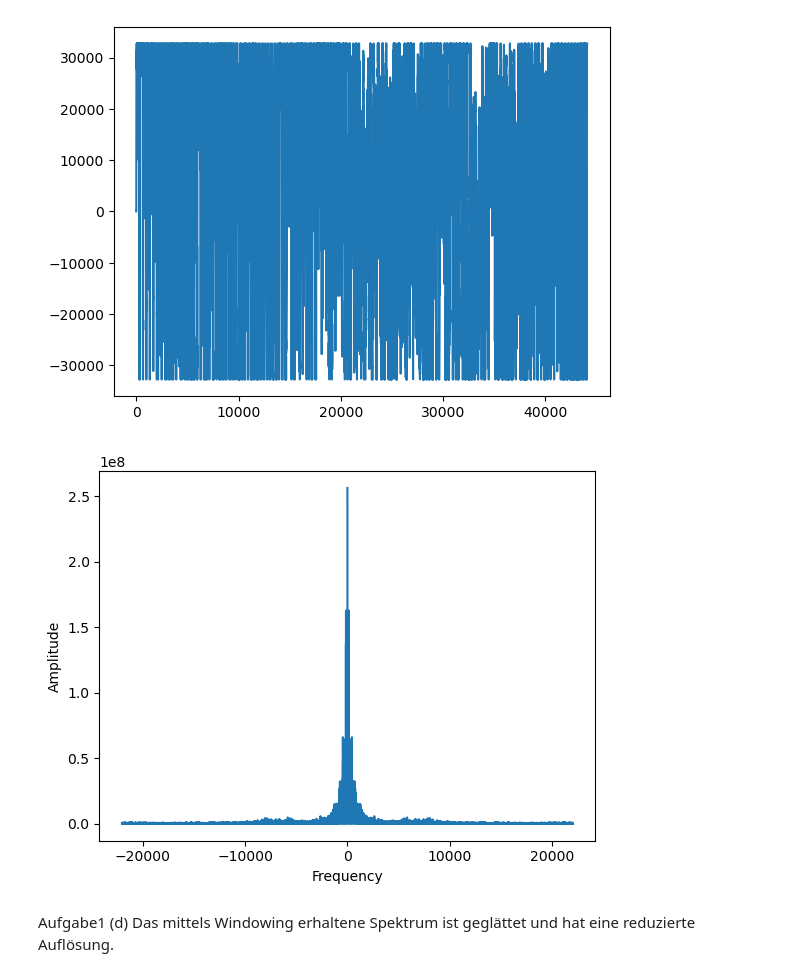
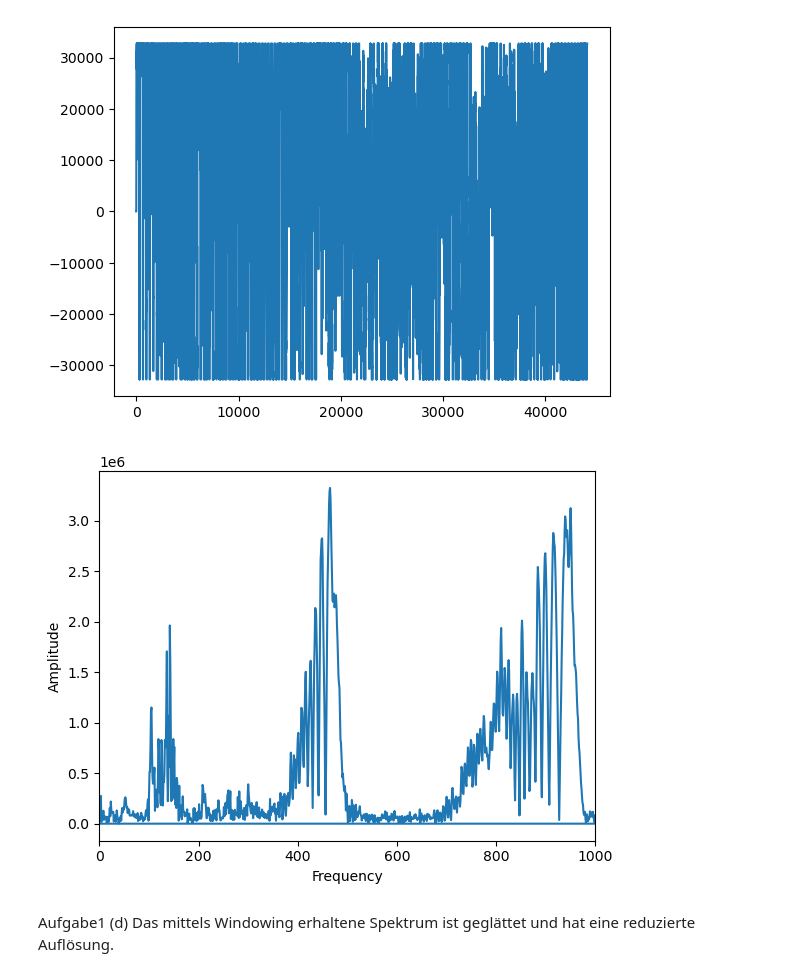
Before and after one commit to Matze-Katze/SSS, a Jupyter notebook: Versuch4/versuch4.ipynb, the cells around one changed output. Saved outputs shown, nothing was run; the diff lists cells and outputs as text; code cells hidden in the pictures.

```diff
--- a/Versuch4/versuch4.ipynb
+++ b/Versuch4/versuch4.ipynb
@@ -54,18 +54,20 @@ plt.plot(test)
 # %%
 
 def calculate_amplitude_spectrum(signal):
     n = len(signal)
     spectrum = numpy.fft.fft(signal)
     amplitude_spectrum = numpy.abs(spectrum)
     return amplitude_spectrum
 
+test=trigger("./test/hoch1.npy")
 amplitude_spectrum = calculate_amplitude_spectrum(test)
 plt.plot(FREQUENCIES, amplitude_spectrum)
 plt.xlabel('Frequency')
 plt.ylabel('Amplitude')
+plt.xlim(0,1000)
 plt.show()
 # %% [output]
-[figure, old version]
+[figure, new version]
 # %% [markdown]
 Aufgabe1 (d) Das mittels Windowing erhaltene Spektrum ist geglättet und hat eine reduzierte Auflösung.
 # %%
```
Also changed, not shown: parts of 2 cells of this notebook, 2 other files.
